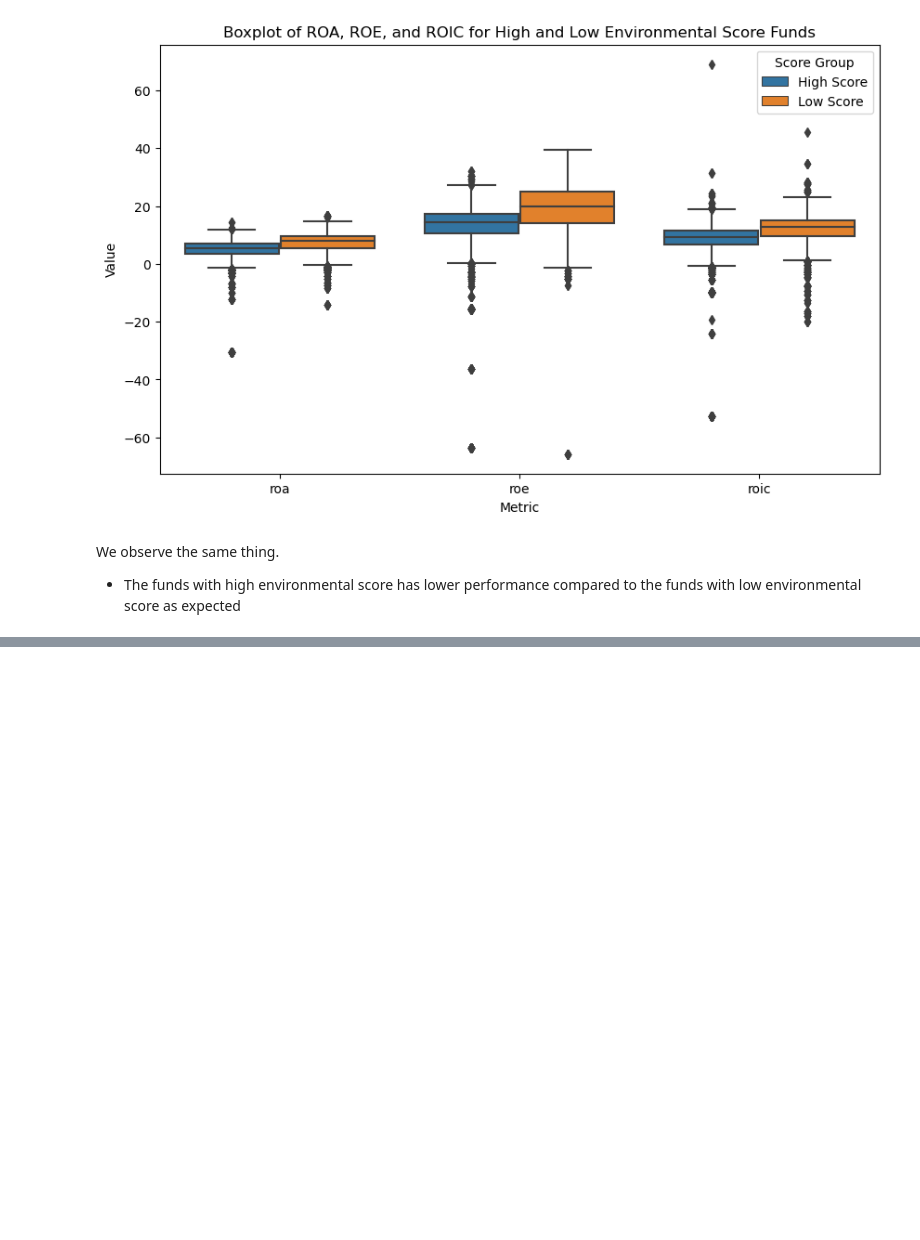
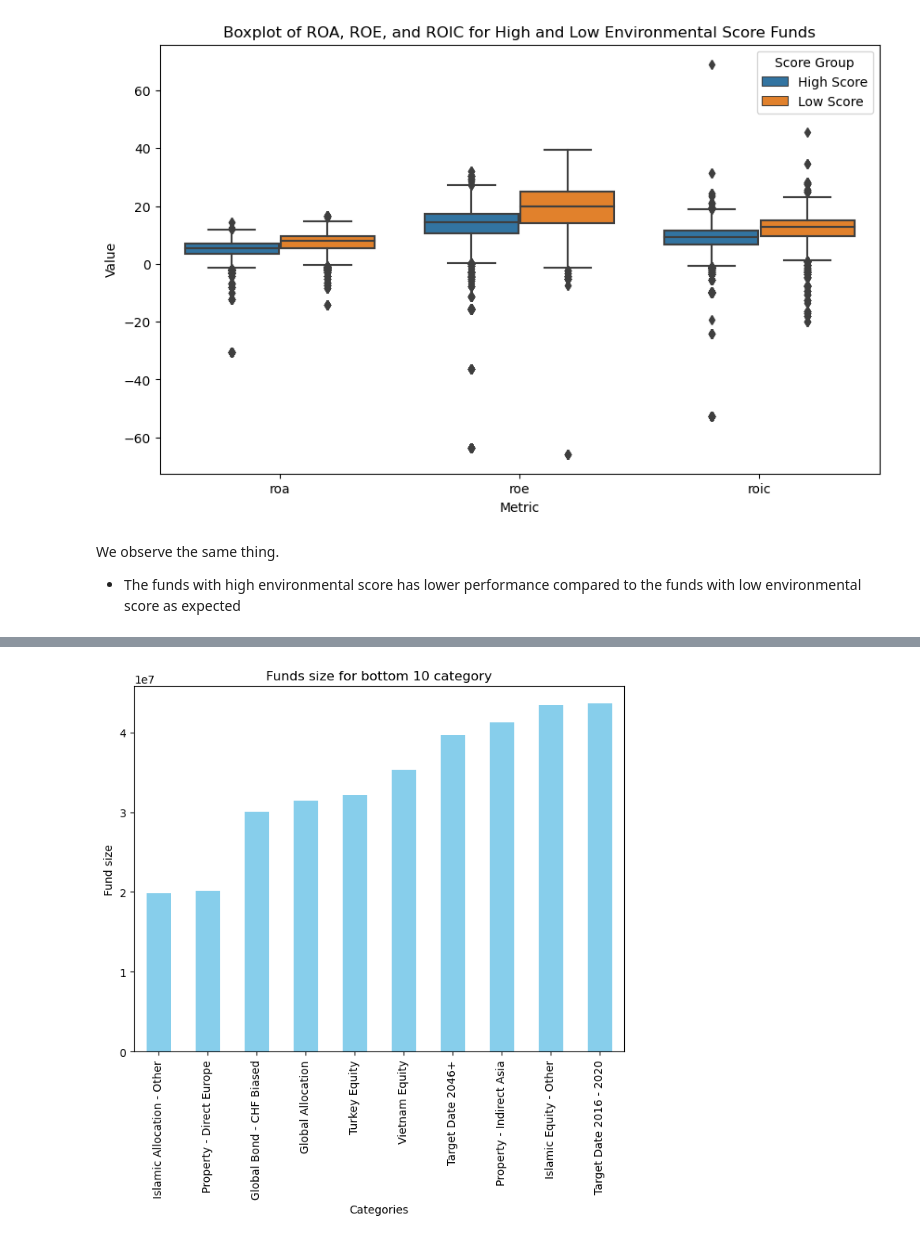
Before and after one commit to abishekchiffon/Risk_prediction_Mutual_funds, a Jupyter notebook: EDA Nov 25.ipynb, the cells around one changed output, grey strips where cells are left out. Saved outputs shown, nothing was run; the diff lists cells and outputs as text; code cells hidden in the pictures; blank space fills up the shorter version.

```diff
--- a/EDA Nov 25.ipynb
+++ b/EDA Nov 25.ipynb
@@ -253,0 +332,12 @@ We observe the same thing.
+# %%
+# Create a bar plot
+bottom_10_categories.plot(kind='bar', color='skyblue', figsize=(8, 6))
+
+
+plt.xlabel('Categories')
+plt.ylabel('Fund size')
+plt.title('Funds size for bottom 10 category')
+plt.xticks(rotation=90)  # Rotate the x-axis labels to be horizontal
+plt.show()
+# %% [output]
+[figure, added]
```
Also changed, not shown: parts of 10 cells of this notebook.
